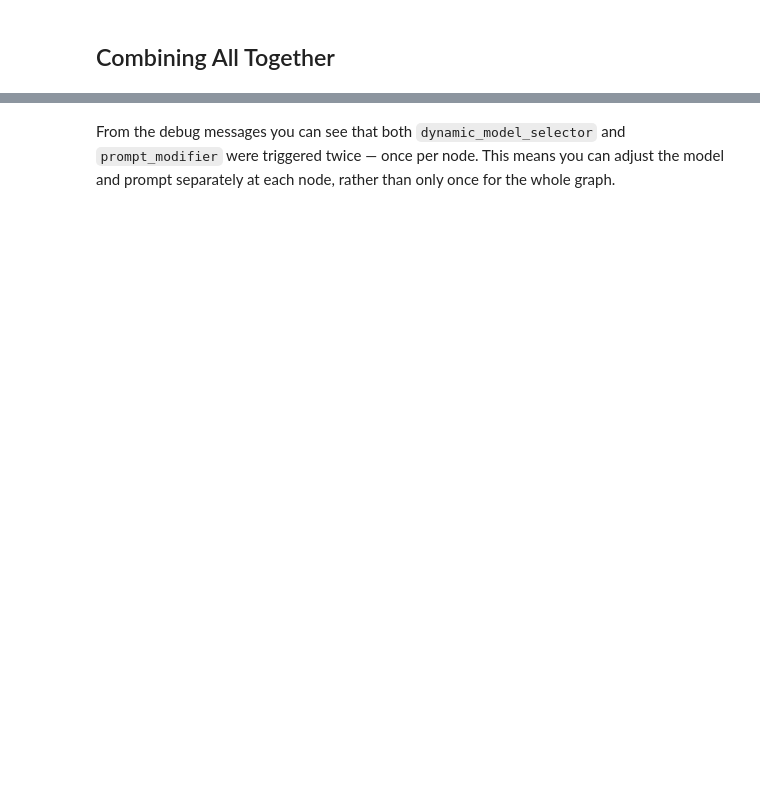
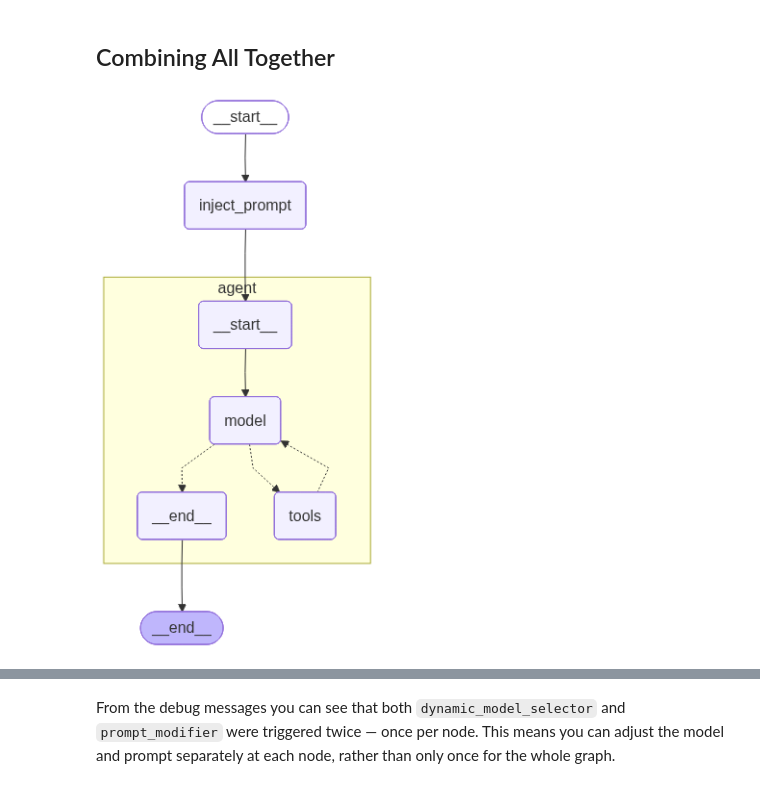
Before and after one commit to aziz0519/langgraph-advanced, a Jupyter notebook: 02_dynamic-models-prompts.ipynb, the cells around one changed output, grey strips where cells are left out. Cells and saved outputs as stored; diff of their text form; code cells hidden in the pictures; blank space fills up the shorter version.

```diff
--- a/02_dynamic-models-prompts.ipynb
+++ b/02_dynamic-models-prompts.ipynb
@@ -222,59 +294,89 @@ from langchain.agents import create_agent, AgentState
 from IPython.display import Image, display
 from langgraph.checkpoint.memory import InMemorySaver
 from langchain_core.messages import SystemMessage, HumanMessage
-
+from langgraph.graph import StateGraph, START
 
 tools = [lookup_stock_symbol, fetch_stock_data_raw]
 
 
-def dynamic_model_selector(state: AgentState, runtime: Runtime):
-    """Select model depending on the query intent."""
-    model = None
+class DynamicModelSelector(BaseChatModel):
+    """A model wrapper that dynamically selects the underlying model based on input."""
 
-    user_msg = state["messages"][-1].content.lower()
-    if any(word in user_msg for word in ["analyze", "invest", "risks"]):
-        print("Select Model for Heavy reasoning → more powerful model (gpt-4-turbo)")
-        model=ChatOpenAI(model="gpt-4-turbo")
-    elif "summarize" in user_msg:
-        print("Select Model for Quick summarization → lightweight model (gpt-4o-mini)")
-        model=ChatOpenAI(model="gpt-4o-mini")
-    else:
-        print("Select Model for Default fallback (gpt-3.5-turbo)")
-        model=ChatOpenAI(model="gpt-3.5-turbo")
+    tools: list = [lookup_stock_symbol, fetch_stock_data_raw]  # store bound tools
 
-    return model.bind_tools(tools)
+    def _select_model(self, messages) -> BaseChatModel:
+        user_msg = messages[-1].content.lower()
+        if any(word in user_msg for word in ["analyze", "invest", "risks"]):
+            print("Select Model for Heavy reasoning → gpt-4")
+            model = ChatOpenAI(model="gpt-4")
+        elif "summarize" in user_msg:
+            print("Select Model for Quick summarization → gpt-4o-mini")
+            model = ChatOpenAI(model="gpt-4o-mini")
+        else:
+            print("Select Model for Default fallback → gpt-3.5-turbo")
+            model = ChatOpenAI(model="gpt-3.5-turbo")
 
+        # Re-bind tools to the selected model
+        if self.tools:
+            model = model.bind_tools(self.tools)
+        return model
+
+    def _generate(self, messages, stop=None, run_manager=None, **kwargs):
+        return self._select_model(messages)._generate(messages, stop=stop, **kwargs)
+
+    def bind_tools(self, tools, **kwargs):
+        """Store tools so they can be re-bound to the selected model at call time."""
+        self.tools = tools
+        return self  # return self so the chain stays intact
+
+    @property
+    def _llm_type(self):
+        return "dynamic-model-selector"
 
 def prompt_modifier(state):
     """Change the agent's behavior depending on the query intent."""
     user_msg = state["messages"][-1].content.lower()
 
     if "invest" in user_msg or "risks" in user_msg:
         prompt="You are a financial advisor. Give clear analysis of risks and opportunities."
     elif "summarize" in user_msg:
         prompt="You are a summarizer. Keep the answer short and clear."
     elif "explain" in user_msg:
         prompt="You are a teacher. Explain concepts step by step in simple terms."
     else:
         prompt="You are a helpful assistant. Answer clearly and simply."
 
     print(f"Selected prompt: {prompt}")
 
     # Filter out any existing system messages
     non_system_messages = [msg for msg in state["messages"] if msg.type != "system"]
 
     # Return the new system message + all non-system messages
     return [SystemMessage(content=prompt)] + non_system_messages
 
+# Add prompt modifier node
+def prompt_modifier_node(state: AgentState):
+    updated_messages = prompt_modifier(state)
+    return {"messages": updated_messages}
 
 agent = create_agent(
-    model=dynamic_model_selector,
+    model=DynamicModelSelector(),
     tools=tools,
-    system_prompt=prompt_modifier,
     checkpointer=InMemorySaver()
 )
 
+builder = StateGraph(AgentState)
+builder.add_node("inject_prompt", prompt_modifier_node)
+builder.add_node("agent", agent)
+
+builder.add_edge(START, "inject_prompt")    # entry → inject_prompt
+builder.add_edge("inject_prompt", "agent")  # inject_prompt → agent
+
+agent = builder.compile(checkpointer=InMemorySaver())
+
 display(Image(agent.get_graph(xray=True).draw_mermaid_png()))
+# %% [output]
+[figure, added]
 # %%
 config = {"configurable": {"thread_id": "4"}}
 
```
Also changed, not shown: parts of 10 cells of this notebook, 1 other file.
